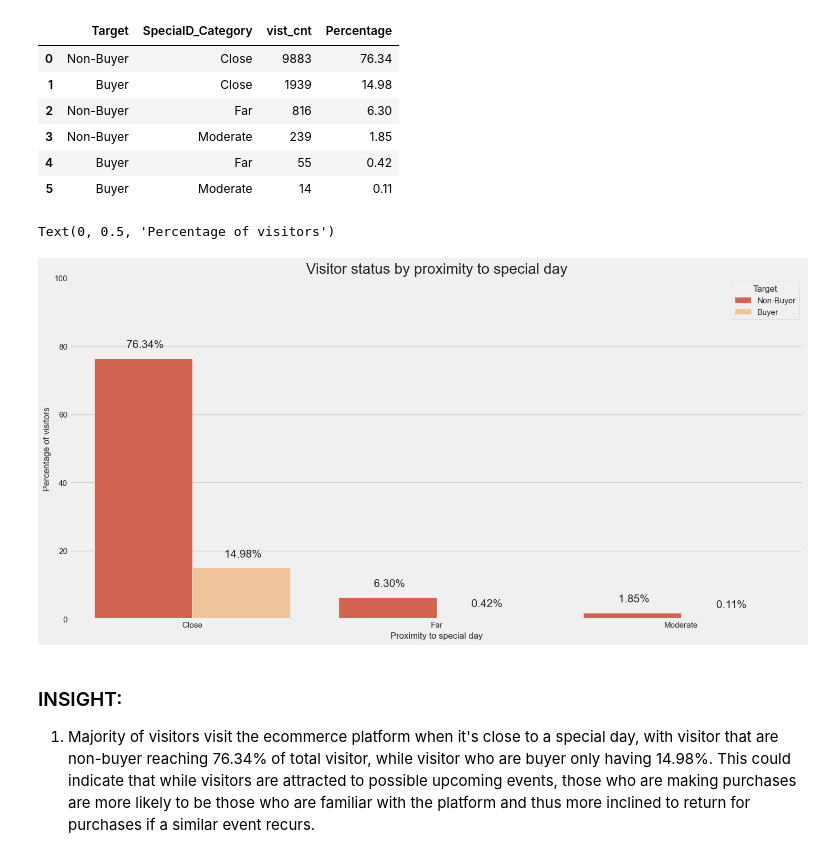
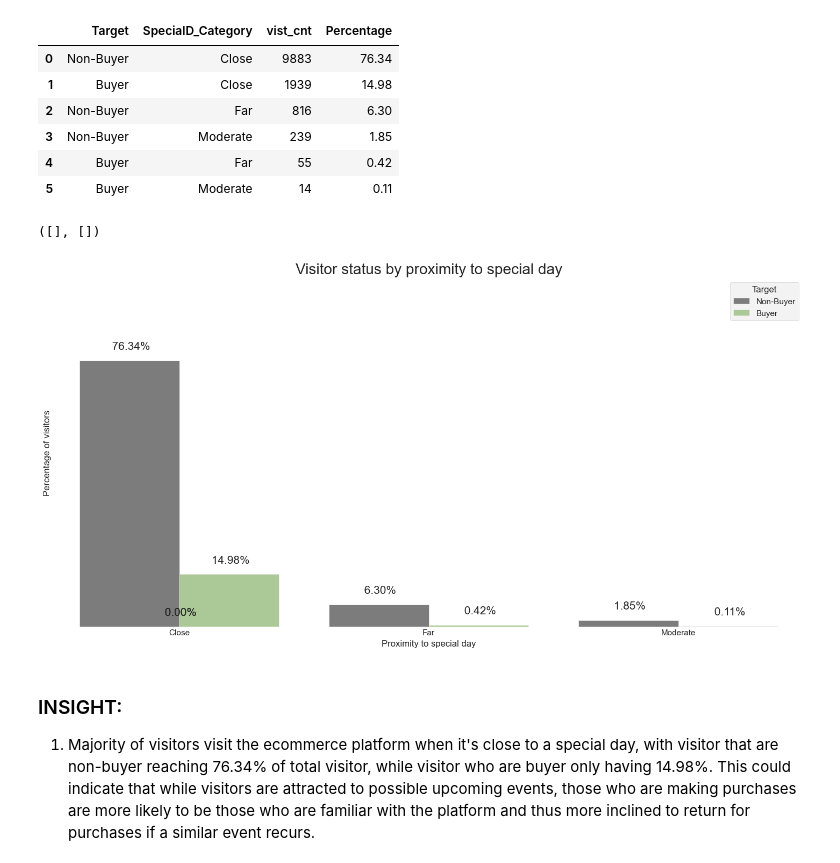
Before and after one commit to UrsaG7/E-commerce-Online-Shopping-Behavior, a Jupyter notebook: Final_project_rakamin_n.ipynb, the cells around one changed output. Cells and saved outputs as stored; diff of their text form; code cells hidden in the pictures.

```diff
--- a/Final_project_rakamin_n.ipynb
+++ b/Final_project_rakamin_n.ipynb
@@ -190,0 +219,34 @@ df_weekstat_grp
+# %%
+fig, ax = plt.subplots()
+
+fig.patch.set_facecolor('white')
+ax.set_facecolor('white')
+
+ax_week_rev = ax.bar(merged_week['Weekend_status'], merged_week['percentage_revenue'], color='#A9D18E')
+ax_week_notrev = ax.bar(merged_week['Weekend_status'], merged_week['percentage_notrevenue'], bottom=merged_week['percentage_revenue'], color='grey')
+
+for bar in ax_week_rev:
+    height = bar.get_height()
+    ax.text(
+        bar.get_x() + bar.get_width()/2, height/2,
+        f'{round(height,2)}%', ha='center', va='center', color='black', fontsize=15
+    )
+
+for bar in ax_week_notrev:
+    height = bar.get_height()
+    ax.text(
+        bar.get_x() + bar.get_width()/2, bar.get_y() + height/2,
+        f'{round(height,2)}%', ha='center', va='center', color='white', fontsize=15
+    )
+
+for spine in ax.spines.values():
+    spine.set_visible(False)
+
+max_value = merged_week['percentage_revenue'].max()
+
+# Draw the reference line at the maximum value
+ax.axhline(max_value, color='white', linestyle='--', linewidth=2, label=f'Max Value: {round(max_value, 2)}%')
+
+plt.yticks([])
+ax.tick_params(axis='x', labelsize=20)
+#plt.xticks([])
@@ -230,20 +294,29 @@ df_speciald_grp
 | 4 | Buyer | Far | 55 | 0.42 |
 | 5 | Buyer | Moderate | 14 | 0.11 |
 # %%
+fig, ax = plt.subplots()
+
+fig.patch.set_facecolor('white')
+ax.set_facecolor('white')
+
 # Create barplot for Target
-ax_spec_diff = sns.barplot(x='SpecialD_Category', y='Percentage',hue='Target', data=df_speciald_grp, palette='OrRd_r')
+ax_spec_diff = sns.barplot(x='SpecialD_Category', y='Percentage',hue='Target', data=df_speciald_grp, palette={'Buyer':'#A9D18E','Non-Buyer':'#7C7C7C'})
 
 pt.get_text(ax_spec_diff,2,4,15)
 
 # Formatting plot
 plt.ylim(0, 100)
 
+for spine in ax.spines.values():
+    spine.set_visible(False)
+
 plt.title('Visitor status by proximity to special day')
 plt.xlabel('Proximity to special day',fontsize=12)
 plt.ylabel('Percentage of visitors',fontsize=12)
+plt.yticks([])
 # %% [output]
-Text(0, 0.5, 'Percentage of visitors')
+([], [])
-[figure, old version]
+[figure, new version]
 # %% [markdown]
 ### INSIGHT:
 1. Majority of visitors visit the ecommerce platform when it's close to a special day, with visitor that are non-buyer reaching 76.34% of total visitor, while visitor who are buyer only having 14.98%. This could indicate that while visitors are attracted to possible upcoming events, those who are making purchases are more likely to be those who are familiar with the platform and thus more inclined to return for purchases if a similar event recurs.
```
Also changed, not shown: parts of 142 cells of this notebook.
